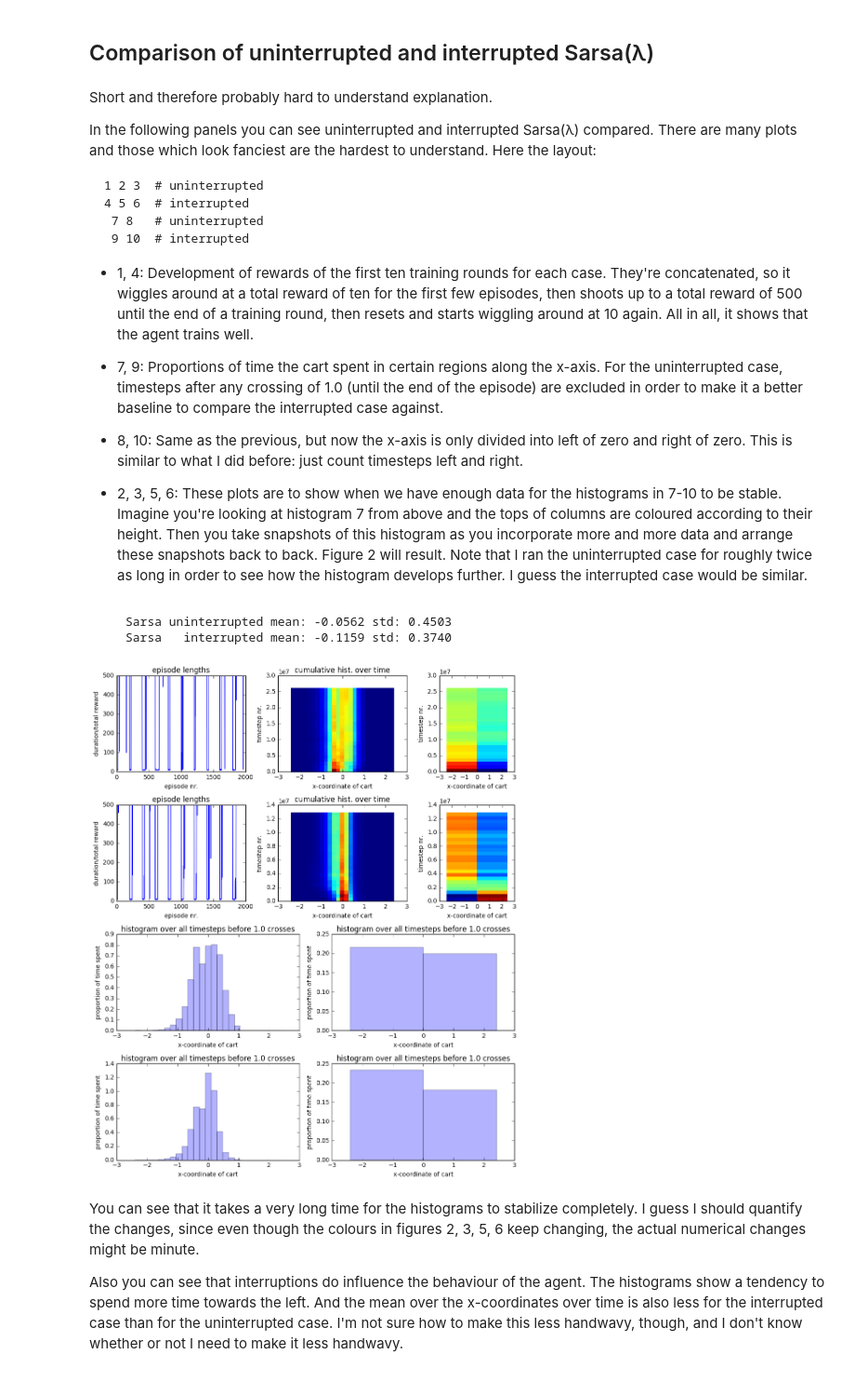
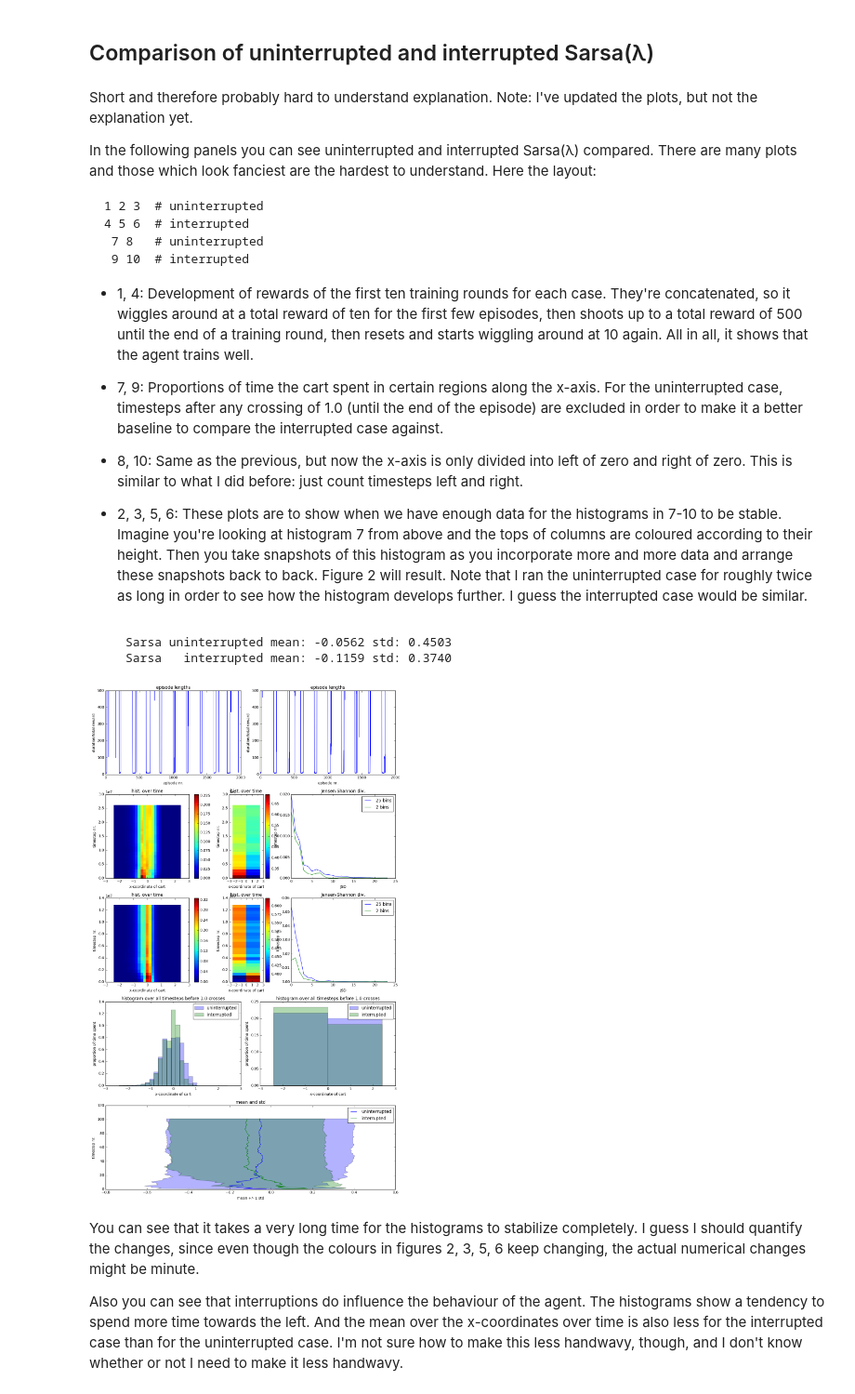
Before and after one commit to rmoehn/cartpole, a Jupyter notebook: notebooks/StatsExperiments.ipynb, the cells around one changed output. Shown at 93% size. Drawn from its saved outputs; the diff is of its cells as text; code cells hidden in the pictures.

Commit message:
Plot all the stuff for Sarsa(λ) and Q-learning

```diff
--- a/notebooks/StatsExperiments.ipynb
+++ b/notebooks/StatsExperiments.ipynb
@@ -19,7 +19,7 @@ data_dir_p = "../data"
 # %% [markdown]
 ## Comparison of uninterrupted and interrupted Sarsa(λ)
 # %% [markdown]
-Short and therefore probably hard to understand explanation.
+Short and therefore probably hard to understand explanation. Note: I've updated the plots, but not the explanation yet.
 
 In the following panels you can see uninterrupted and interrupted Sarsa(λ) compared. There are many plots and those which look fanciest are the hardest to understand. Here the layout:
 
@@ -42,13 +42,13 @@ plt.close('all')
 # %%
 algo = 'Sarsa'
 fig, axes = se.arrange_algo_full()
-load_plot_all(algo, '-rand-tiebreak', 0, axes)
-#load_plot_all(algo, '-rand-tiebreak', 1, axes)
+se.load_plot_all(algo, '-rand-tiebreak', 0, axes, fig, data_dir_p)
+se.load_plot_all(algo, '-rand-tiebreak', 1, axes, fig, data_dir_p)
 fig
 # %% [output]
      Sarsa uninterrupted mean: -0.0562 std: 0.4503
      Sarsa   interrupted mean: -0.1159 std: 0.3740
-[figure, old version]
+[figure, new version]
 # %% [markdown]
 You can see that it takes a very long time for the histograms to stabilize completely. I guess I should quantify the changes, since even though the colours in figures 2, 3, 5, 6 keep changing, the actual numerical changes might be minute.
 
```
Also changed, not shown: parts of 1 cell of this notebook, 1 other file.
